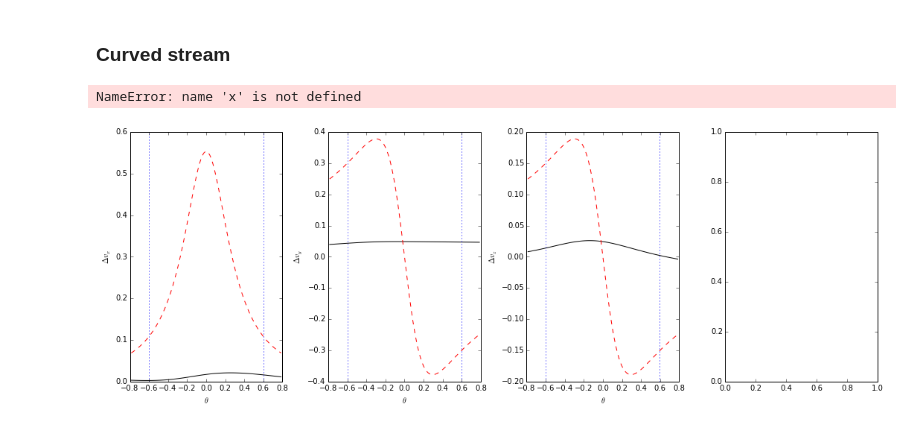
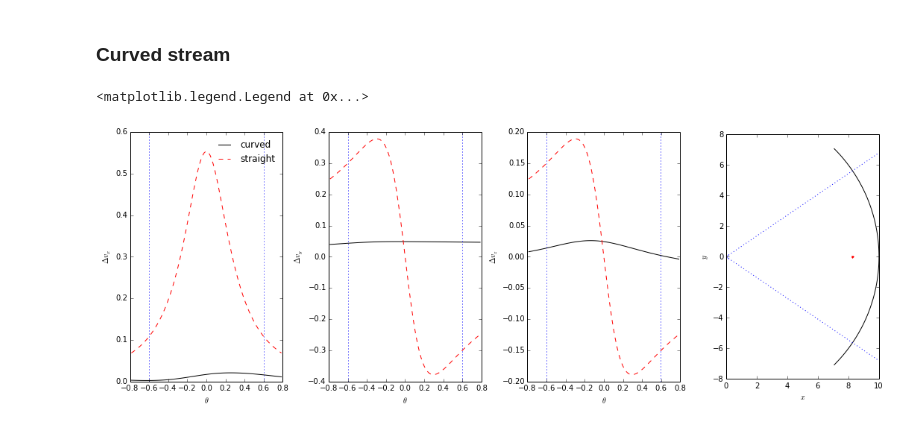
Before and after one commit to jobovy/streamgap-aa, a Jupyter notebook: py/StreamGapExample.ipynb, the cells around one changed output. Cells and saved outputs as stored; diff of their text form; code cells hidden in the pictures.

Commit message:
update old StreamGapExample for using galpy potential objects

```diff
--- a/py/StreamGapExample.ipynb
+++ b/py/StreamGapExample.ipynb
@@ -67,7 +49,7 @@ plt.plot(y,deltav-deltav_analytic); plt.xlabel(r'$y$'); plt.ylabel(r'Error in $\
 # %% [markdown]
 ### NFW kicks
 # %%
-pot_nfw = nfw_pot(2.,2.)
+pot_nfw = NFWPotential(amp=2.,a=2.)
 deltav_nfw= galpy.df_src.streamgapdf.impulse_deltav_general(v,y,b,w,pot_nfw)
 # %%
 f,a=plt.subplots(1,3,figsize=(16,6))
@@ -123,29 +105,29 @@ V[:,0]=vx
 V[:,1]=vy
 wn = np.array([0.,1.2,1.6])
 # %%
-pot_test = plummer_pot(GM,rs)
+pot_test = PlummerPotential(amp=GM,b=rs)
 deltav_curved = galpy.df_src.streamgapdf.impulse_deltav_general_curvedstream(V,X,b,wn,np.array([rcurv,0.,0.]),np.array([0.,vp,0.]),pot_test)
 deltav_curved_r = galpy.df_src.streamgapdf.impulse_deltav_plummer(np.tile([0.000001,vp,0.000001],(100,1)),theta*rcurv,b,wn,GM,rs)
 # %%
 f,a=plt.subplots(1,4,figsize=(18,6))
 plt.subplots_adjust(wspace=0.3)
 labels = [r'$\Delta v_x$',r'$\Delta v_y$',r'$\Delta v_z$']
 for i in range(3):
     a[i].plot(theta,deltav_curved[:,i],'k',label='curved')
     a[i].plot(theta,deltav_curved_r[:,i],'r--',label='straight')
     a[i].set_ylabel(labels[i])
     a[i].set_xlabel(r'$\theta$')
     a[i].axvline(np.arccos((rcurv-b)/rcurv),color='b',ls=':')
     a[i].axvline(-np.arccos((rcurv-b)/rcurv),color='b',ls=':')
-a[3].plot(x,y,'k-')
+a[3].plot(xc,yc,'k-')
 a[3].plot(np.linspace(0.,10.),np.tan(np.arccos((rcurv-b)/rcurv))*np.linspace(0.,10.),'b:')
 a[3].plot(np.linspace(0.,10.),-np.tan(np.arccos((rcurv-b)/rcurv))*np.linspace(0.,10.),'b:')
 a[3].plot([rcurv-b],[0.],'r.')
 a[3].plot([0.],[0.],'bx')
 a[3].set_xlabel(r'$x$')
 a[3].set_ylabel(r'$y$')
 a[3].set_aspect('equal')
 a[0].legend(frameon=False)
 # %% [output]
-NameError: name 'x' is not defined
+<matplotlib.legend.Legend at 0x...>
-[figure, old version]
+[figure, new version]
```
Also changed, not shown: parts of 5 cells of this notebook.
